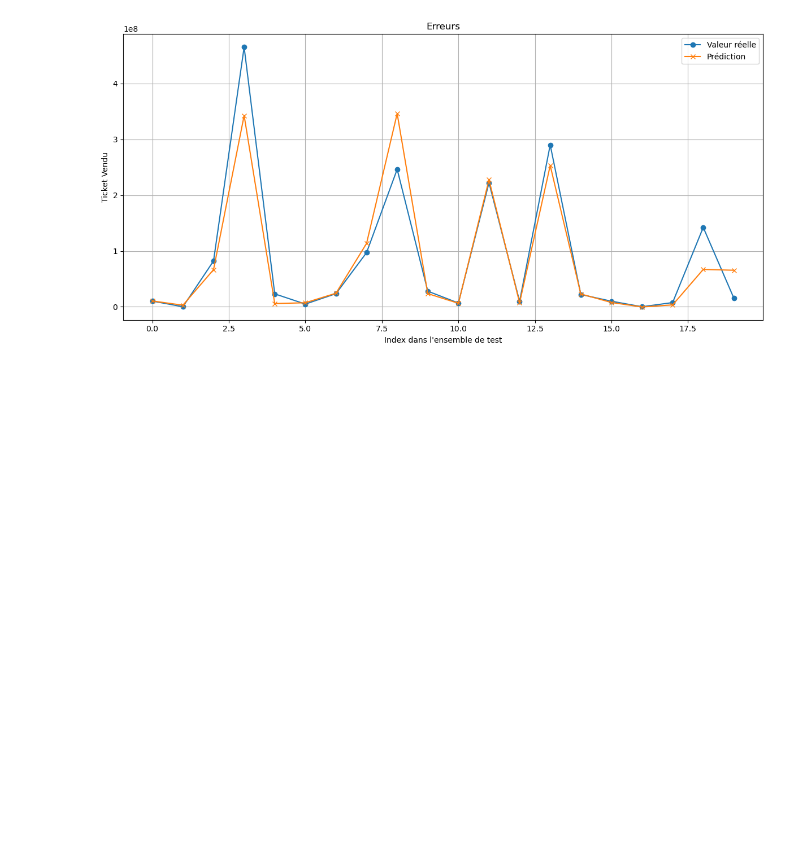
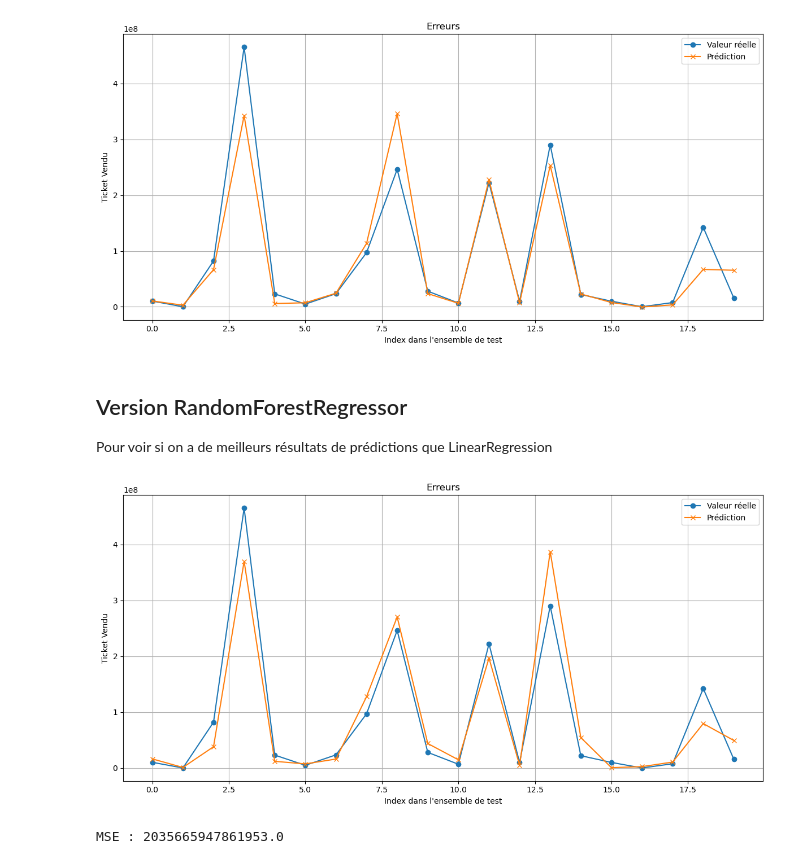
Before and after one commit to Elgroliero/Python_IA, a Jupyter notebook: analyze_movie/notebook/04_predict.ipynb, the cells around one changed output. Drawn from its saved outputs; the diff is of its cells as text; code cells hidden in the pictures; blank space fills up the shorter version.

```diff
--- a/analyze_movie/notebook/04_predict.ipynb
+++ b/analyze_movie/notebook/04_predict.ipynb
@@ -105,3 +107,34 @@ from graph_utils import display_predic_diff_error
 display_predic_diff_error(y_test, predictions)
 # %% [output]
 [figure]
+# %% [markdown]
+## Version RandomForestRegressor
+
+Pour voir si on a de meilleurs résultats de prédictions que LinearRegression
+# %%
+from sklearn.ensemble import RandomForestRegressor
+
+# Modèle RandomForest avec la colonne transformée
+model_rfr = Pipeline(
+    steps=[
+        ('preprocessor', preprocessor), # convertir la colonne Genre en index (textuelle en numérique)
+        ('regressor', RandomForestRegressor())
+    ]
+)
+
+model_rfr.fit(x_train, y_train)
+
+# Lancer une prediction avec les 20% des données splitées
+predictions = model_rfr.predict(x_test)
+
+# appler ma fonction va afficher un graph de comparaison entre données prédites et réeles
+display_predic_diff_error(y_test, predictions)
+# %% [output]
+[figure, added]
+# %%
+from sklearn.metrics import mean_squared_error
+
+mse = mean_squared_error(y_test, predictions)
+print(f'MSE : {mse}')
+# %% [output]
+MSE : 2035665947861953.0
```
Also changed, not shown: parts of 1 cell of this notebook, 1 other file.
